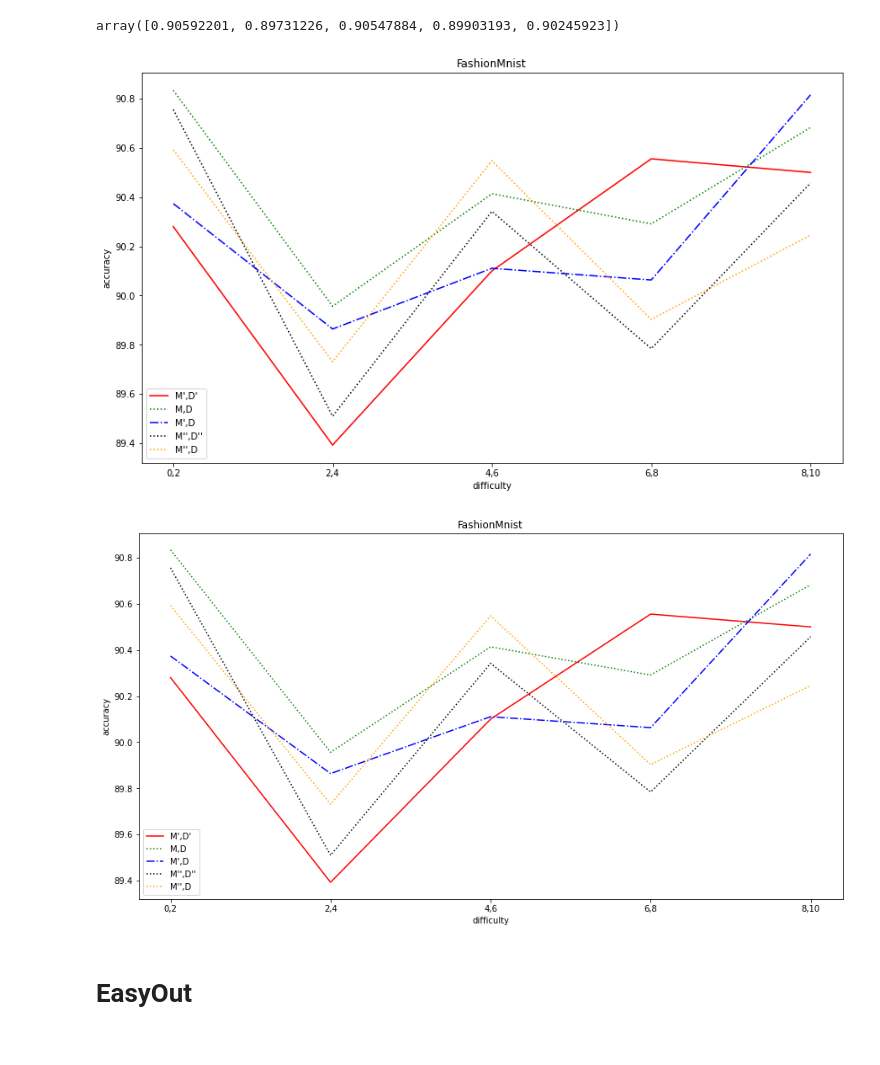
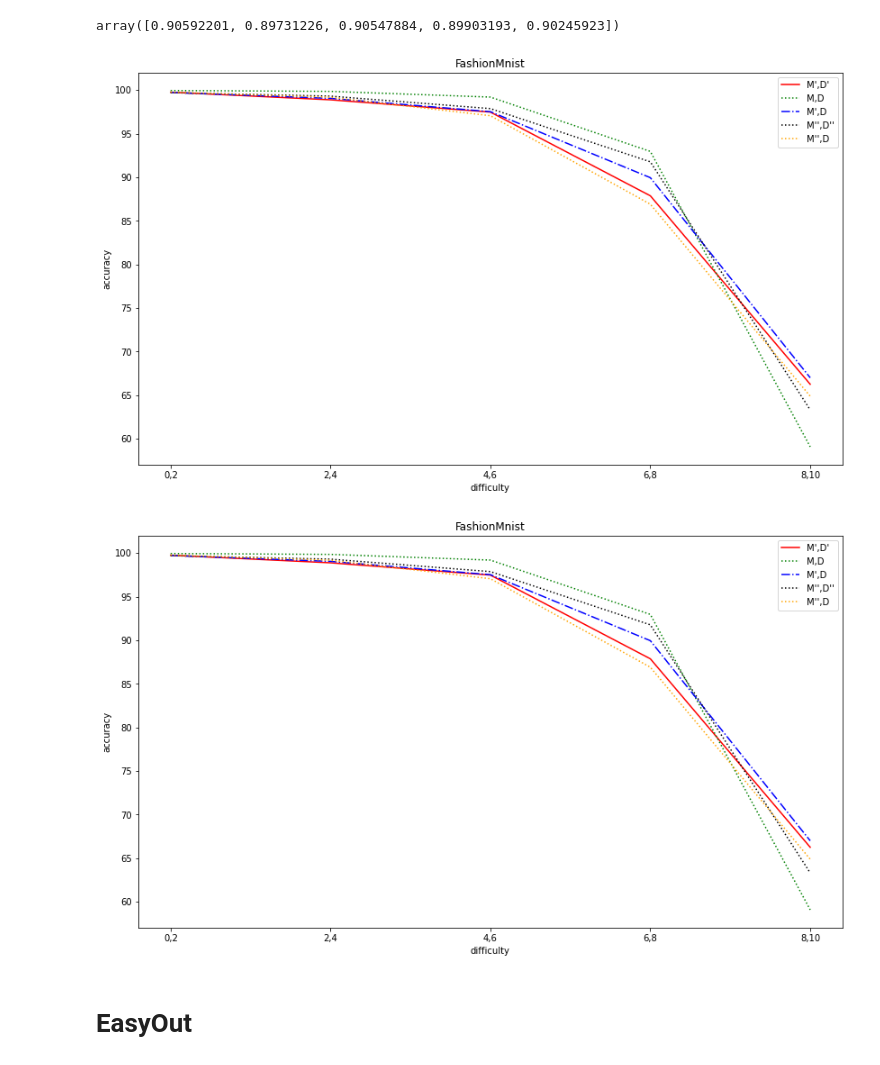
Before and after one commit to behzadnet/Intervention, a Jupyter notebook: No IRT/plots_fashionMnist.ipynb, the cells around one changed output. Drawn from its saved outputs; the diff is of its cells as text; code cells hidden in the pictures.

```diff
--- a/No IRT/plots_fashionMnist.ipynb
+++ b/No IRT/plots_fashionMnist.ipynb
@@ -156,6 +94,6 @@ plt.show()
 # %%
 #meanPerBin = [0.79911429, 0.8317701 , 0.8279106 , 0.81521758, 0.81394129,0.79659775, 0.78136204, 0.7744887 , 0.74064942, 0.67989944]
-#meanPerBin = np.array(meanPerBin)
+meanPerBin = np.array([0.99950602, 0.99847758, 0.9919301,  0.92959095, 0.59056556])
 # %% [markdown]
 # contaminated model
 # %%
@@ -311,6 +233,8 @@ plt.title("number of instances per bin(contaminated dataset)")
 plt.show()
 # %% [output]
 [figure]
+# %%
+meanPerBinCont = np.array([0.99756604, 0.98880464, 0.97472332, 0.87867653, 0.66231571])
 # %%
 plt.title("FashionMnist")
 plt.xlabel("difficulty")
@@ -660,20 +585,20 @@ array([0.90592201, 0.89731226, 0.90547884, 0.89903193, 0.90245923])
 # %%
 plt.title("FashionMnist")
 plt.xlabel("difficulty")
 plt.ylabel("accuracy")
 #plt.ylim([0, 100])
 #plt.figure(figsize=(20,10))
-plt.rcParams['figure.figsize'] = [10, 6]
+plt.rcParams['figure.figsize'] = [14, 8]
 plt.plot(['0,2','2,4','4,6','6,8','8,10'], meanPerBinCont*100, ls='-', color = 'red')
 plt.plot(['0,2','2,4','4,6','6,8','8,10'], meanPerBin*100, ls=':', color = 'green')
 plt.plot(['0,2','2,4','4,6','6,8','8,10'], meanPerBinCont_nor*100, ls='-.', color = 'blue')
 plt.plot(['0,2','2,4','4,6','6,8','8,10'], meanPerBinBal*100, ls=':', color = 'black')
 plt.plot(['0,2','2,4','4,6','6,8','8,10'], meanPerBinBal_nor*100, ls=':', color = 'orange')
 
 plt.legend(["M',D'","M,D", "M',D","M'',D''","M'',D"])
 plt.show()
 # %% [output]
-[figure, old version]
+[figure, new version]
 # %%
 plt.title("FashionMnist")
 plt.xlabel("difficulty")
@@ -690,7 +615,7 @@ plt.plot(['0,2','2,4','4,6','6,8','8,10'], meanPerBinBal_nor*100, ls=':', color
 plt.legend(["M',D'","M,D", "M',D","M'',D''","M'',D"])
 plt.show()
 # %% [output]
-[figure, old version]
+[figure, new version]
 # %% [markdown]
 # EasyOut
 # %%
```
Also changed, not shown: parts of 16 cells of this notebook.
